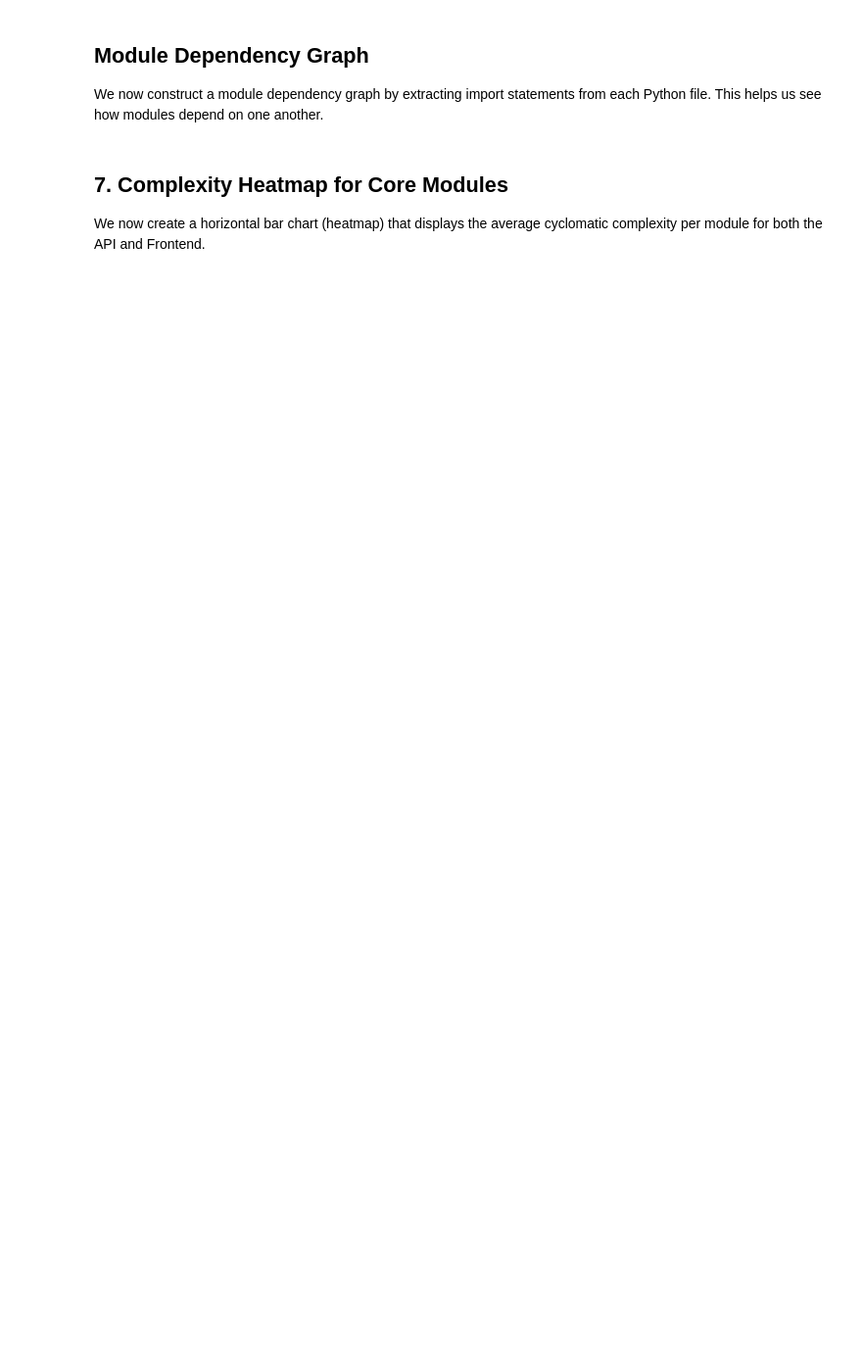
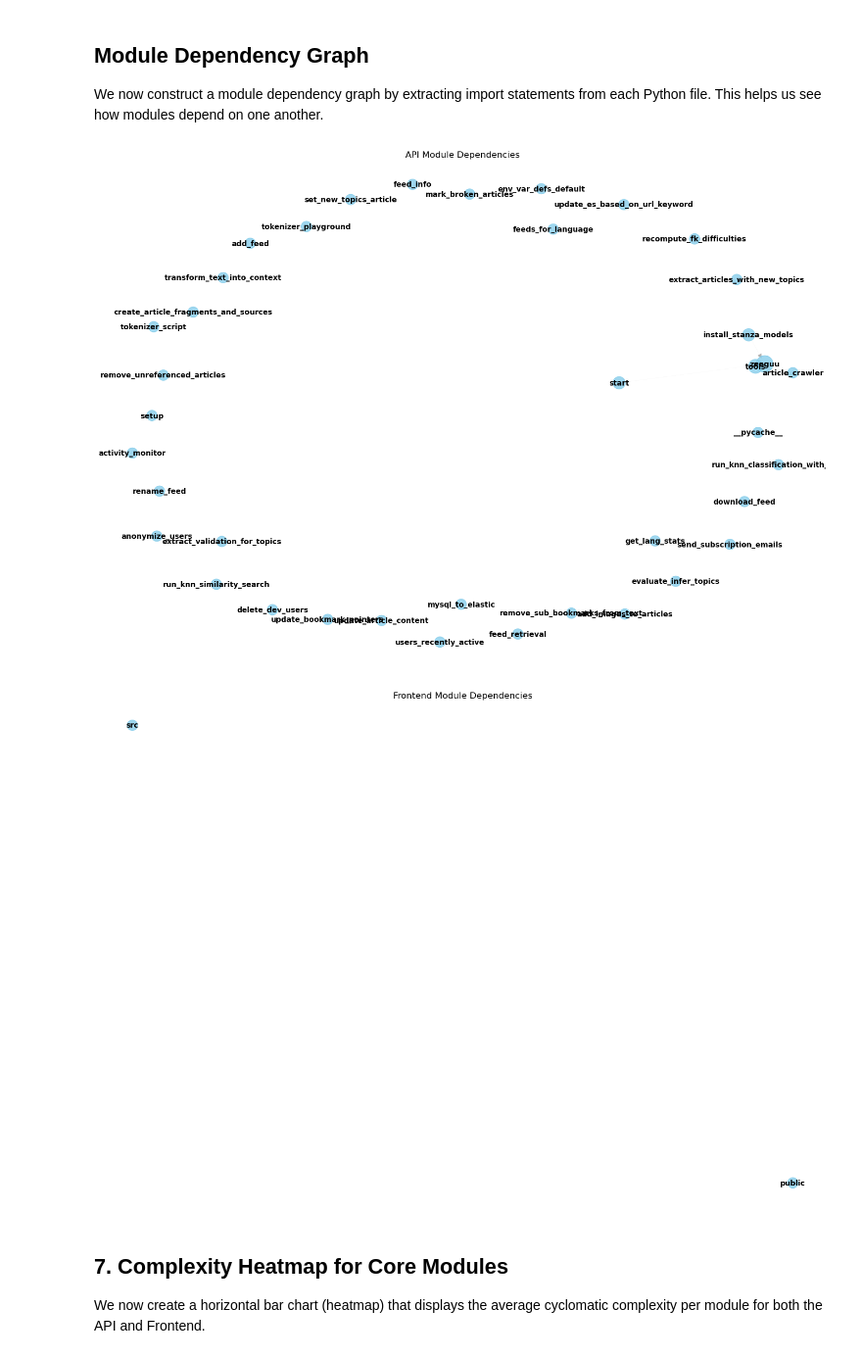
Before and after one commit to Grumlebob/ArchitecturalRecovery, a Jupyter notebook: Tools/radon.ipynb, the cells around one changed output. Shown at 98% size. Saved outputs shown, nothing was run; the diff lists cells and outputs as text; code cells hidden in the pictures; blank space fills up the shorter version.

```diff
--- a/Tools/radon.ipynb
+++ b/Tools/radon.ipynb
@@ -32,6 +108,6 @@ install_package('squarify')
 
 # Verify Radon installation by printing its version
 try:
-    subprocess.check_call(["radon", "--version"])
+    subprocess.check_call([sys.executable, "-m", "radon", "--version"])
 except Exception as e:
     print("Error calling radon. Please ensure it is installed properly.")
@@ -49,11 +132,11 @@ def list_directories(root_dir):
     return sorted(dirs)
 
 print("API (Backend) Structure:")
-for d in list_directories(os.path.join('data', 'api')):
+for d in list_directories(os.path.join('..', 'Data', 'api')):
     print(d)
 
 print("\nFrontend Structure:")
-for d in list_directories(os.path.join('data', 'frontend')):
+for d in list_directories(os.path.join('..', 'Data', 'frontend')):
     print(d)
 # %% [output]
 API (Backend) Structure:
@@ -306,35 +435,38 @@ def create_module_graph(directory):
                     G[source_module][imp]['weight'] += 1
     return G
 
-api_graph = create_module_graph(os.path.join('data', 'api'))
-frontend_graph = create_module_graph(os.path.join('data', 'frontend'))
+api_graph = create_module_graph(os.path.join('..', 'Data', 'api'))
+frontend_graph = create_module_graph(os.path.join('..', 'Data', 'frontend'))
 
 def visualize_module_graph(G, title):
     plt.figure(figsize=(14, 10))
     pos = nx.spring_layout(G, k=0.3, iterations=50)
     centrality = nx.degree_centrality(G)
     node_size = [v * 3000 + 200 for v in centrality.values()]
     edge_weights = [G[u][v]['weight'] for u, v in G.edges()]
     max_weight = max(edge_weights) if edge_weights else 1
     edge_width = [w/max_weight * 3 for w in edge_weights]
     nx.draw_networkx_nodes(G, pos, node_size=node_size, node_color='skyblue', alpha=0.8)
     nx.draw_networkx_edges(G, pos, width=edge_width, alpha=0.6, edge_color='gray', arrowsize=15)
     nx.draw_networkx_labels(G, pos, font_size=10, font_weight='bold')
     plt.title(f"{title} Module Dependencies")
     plt.axis('off')
     plt.tight_layout()
     plt.savefig(f"{title.lower()}_module_dependencies.png", dpi=300, bbox_inches='tight')
     plt.show()
 
 if len(api_graph.nodes()) > 0:
     visualize_module_graph(api_graph, "API")
 else:
     print("API graph has no nodes to visualize")
 
 if len(frontend_graph.nodes()) > 0:
     visualize_module_graph(frontend_graph, "Frontend")
 else:
     print("Frontend graph has no nodes to visualize")
+# %% [output]
+[figure, added]
+[figure, added]
 # %% [markdown]
 ## 7. Complexity Heatmap for Core Modules
 
```
Also changed, not shown: parts of 16 cells of this notebook, 2 other files.
